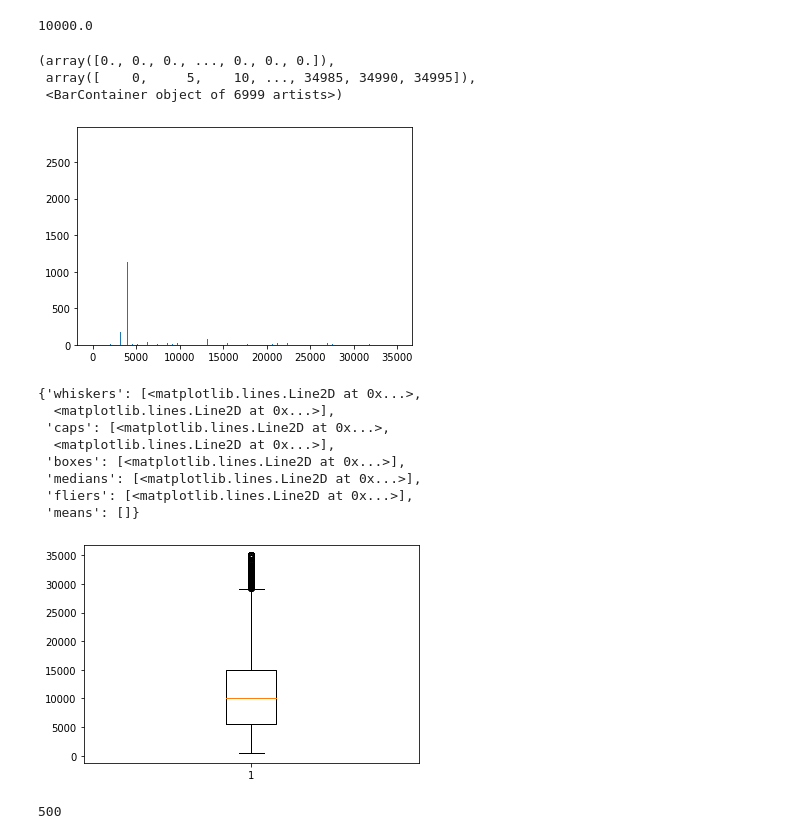
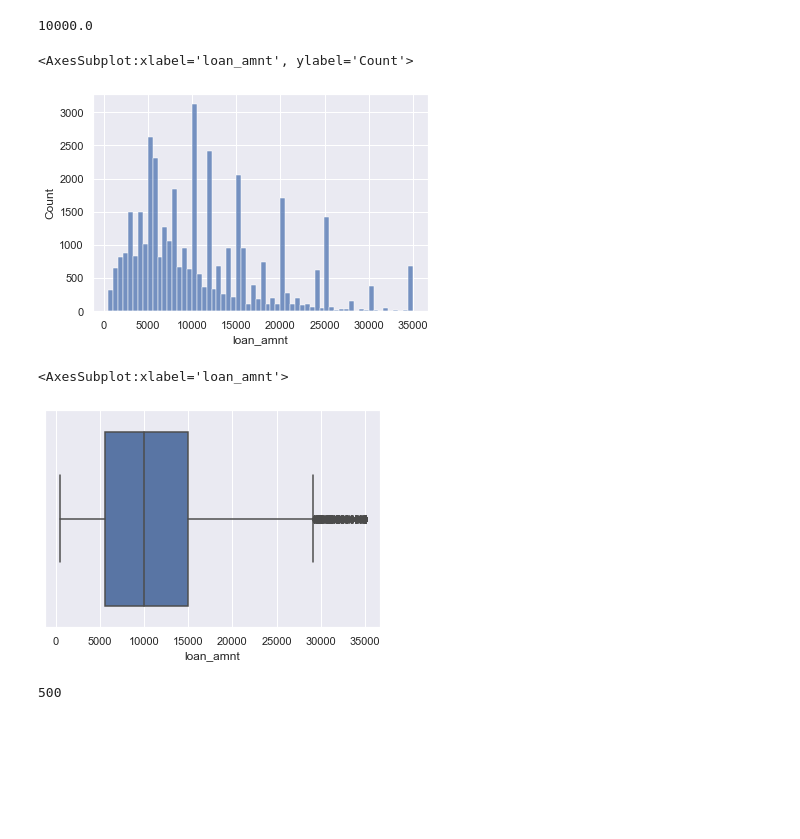
Before and after one commit to simplyshravan/fraud_detection, a Jupyter notebook: Shravan_Yadav.ipynb, the cells around one changed output. Saved outputs shown, nothing was run; the diff lists cells and outputs as text; code cells hidden in the pictures; blank space fills up the shorter version.

```diff
--- a/Shravan_Yadav.ipynb
+++ b/Shravan_Yadav.ipynb
@@ -135,25 +134,15 @@ df['loan_amnt'].median()
 # %% [output]
 10000.0
 # %%
-bins_l=range(0,max(df['loan_amnt']),5)
-plt.hist(df['loan_amnt'],bins=bins_l)
+sns.histplot(df['loan_amnt'])
 # %% [output]
-(array([0., 0., 0., ..., 0., 0., 0.]),
- array([    0,     5,    10, ..., 34985, 34990, 34995]),
- <BarContainer object of 6999 artists>)
+<AxesSubplot:xlabel='loan_amnt', ylabel='Count'>
-[figure, old version]
+[figure, new version]
 # %%
-plt.boxplot(df['loan_amnt'])
+sns.boxplot(df['loan_amnt'])
 # %% [output]
-{'whiskers': [<matplotlib.lines.Line2D at 0x...>,
-  <matplotlib.lines.Line2D at 0x...>],
- 'caps': [<matplotlib.lines.Line2D at 0x...>,
-  <matplotlib.lines.Line2D at 0x...>],
- 'boxes': [<matplotlib.lines.Line2D at 0x...>],
- 'medians': [<matplotlib.lines.Line2D at 0x...>],
- 'fliers': [<matplotlib.lines.Line2D at 0x...>],
- 'means': []}
+<AxesSubplot:xlabel='loan_amnt'>
-[figure, old version]
+[figure, new version]
 # %%
 min(df['loan_amnt'])
 # %% [output]
```
Also changed, not shown: parts of 58 cells of this notebook.
